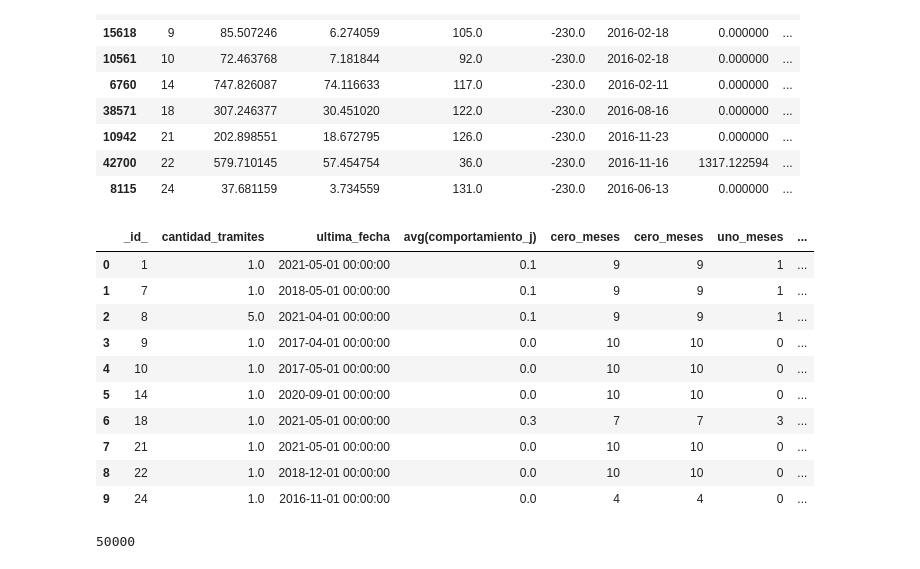
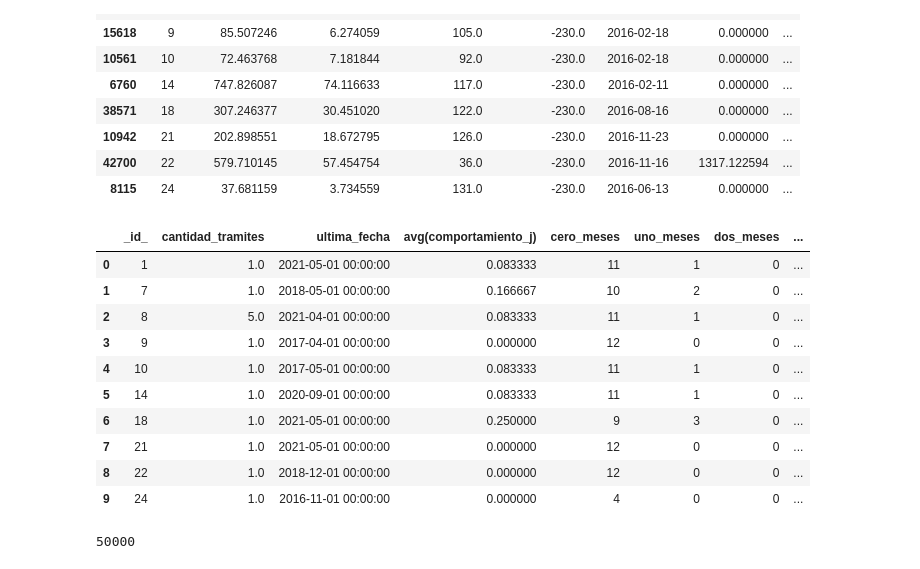
Before and after one commit to BrianPgz/HomeWork1_ML, a Jupyter notebook: Ejercicio1.ipynb, the cells around one changed output. Cells and saved outputs as stored; diff of their text form; code cells hidden in the pictures.

```diff
--- a/Ejercicio1.ipynb
+++ b/Ejercicio1.ipynb
@@ -685,19 +685,19 @@ base_general.head(10)
 | 42700 | 22 | 579.710145 | 57.454754 | 36.0 | -230.0 | 2016-11-16 | 1317.122594 | ... |
 | 8115 | 24 | 37.681159 | 3.734559 | 131.0 | -230.0 | 2016-06-13 | 0.000000 | ... |
 # %%
-base_auxiliar=sintesis_c2.merge(sintesis_c3,how='right',on='_id_')
+base_auxiliar=sintesis_c2.merge(sintesis_c3_aux,how='inner',on='_id_')
 base_auxiliar.head(10)
 # %% [output]
-|  | _id_ | cantidad_tramites | ultima_fecha | avg(comportamiento_j) | cero_meses | cero_meses | uno_meses | ... |
-| 0 | 1 | 1.0 | 2021-05-01 00:00:00 | 0.1 | 9 | 9 | 1 | ... |
-| 1 | 7 | 1.0 | 2018-05-01 00:00:00 | 0.1 | 9 | 9 | 1 | ... |
-| 2 | 8 | 5.0 | 2021-04-01 00:00:00 | 0.1 | 9 | 9 | 1 | ... |
-| 3 | 9 | 1.0 | 2017-04-01 00:00:00 | 0.0 | 10 | 10 | 0 | ... |
-| 4 | 10 | 1.0 | 2017-05-01 00:00:00 | 0.0 | 10 | 10 | 0 | ... |
-| 5 | 14 | 1.0 | 2020-09-01 00:00:00 | 0.0 | 10 | 10 | 0 | ... |
-| 6 | 18 | 1.0 | 2021-05-01 00:00:00 | 0.3 | 7 | 7 | 3 | ... |
-| 7 | 21 | 1.0 | 2021-05-01 00:00:00 | 0.0 | 10 | 10 | 0 | ... |
-| 8 | 22 | 1.0 | 2018-12-01 00:00:00 | 0.0 | 10 | 10 | 0 | ... |
-| 9 | 24 | 1.0 | 2016-11-01 00:00:00 | 0.0 | 4 | 4 | 0 | ... |
+|  | _id_ | cantidad_tramites | ultima_fecha | avg(comportamiento_j) | cero_meses | uno_meses | dos_meses | ... |
+| 0 | 1 | 1.0 | 2021-05-01 00:00:00 | 0.083333 | 11 | 1 | 0 | ... |
+| 1 | 7 | 1.0 | 2018-05-01 00:00:00 | 0.166667 | 10 | 2 | 0 | ... |
+| 2 | 8 | 5.0 | 2021-04-01 00:00:00 | 0.083333 | 11 | 1 | 0 | ... |
+| 3 | 9 | 1.0 | 2017-04-01 00:00:00 | 0.000000 | 12 | 0 | 0 | ... |
+| 4 | 10 | 1.0 | 2017-05-01 00:00:00 | 0.083333 | 11 | 1 | 0 | ... |
+| 5 | 14 | 1.0 | 2020-09-01 00:00:00 | 0.083333 | 11 | 1 | 0 | ... |
+| 6 | 18 | 1.0 | 2021-05-01 00:00:00 | 0.250000 | 9 | 3 | 0 | ... |
+| 7 | 21 | 1.0 | 2021-05-01 00:00:00 | 0.000000 | 12 | 0 | 0 | ... |
+| 8 | 22 | 1.0 | 2018-12-01 00:00:00 | 0.000000 | 12 | 0 | 0 | ... |
+| 9 | 24 | 1.0 | 2016-11-01 00:00:00 | 0.000000 | 4 | 0 | 0 | ... |
 # %%
 #cruzando la base generada con la de síntesis de los comportamientos
```
Also changed, not shown: parts of 19 cells of this notebook.
